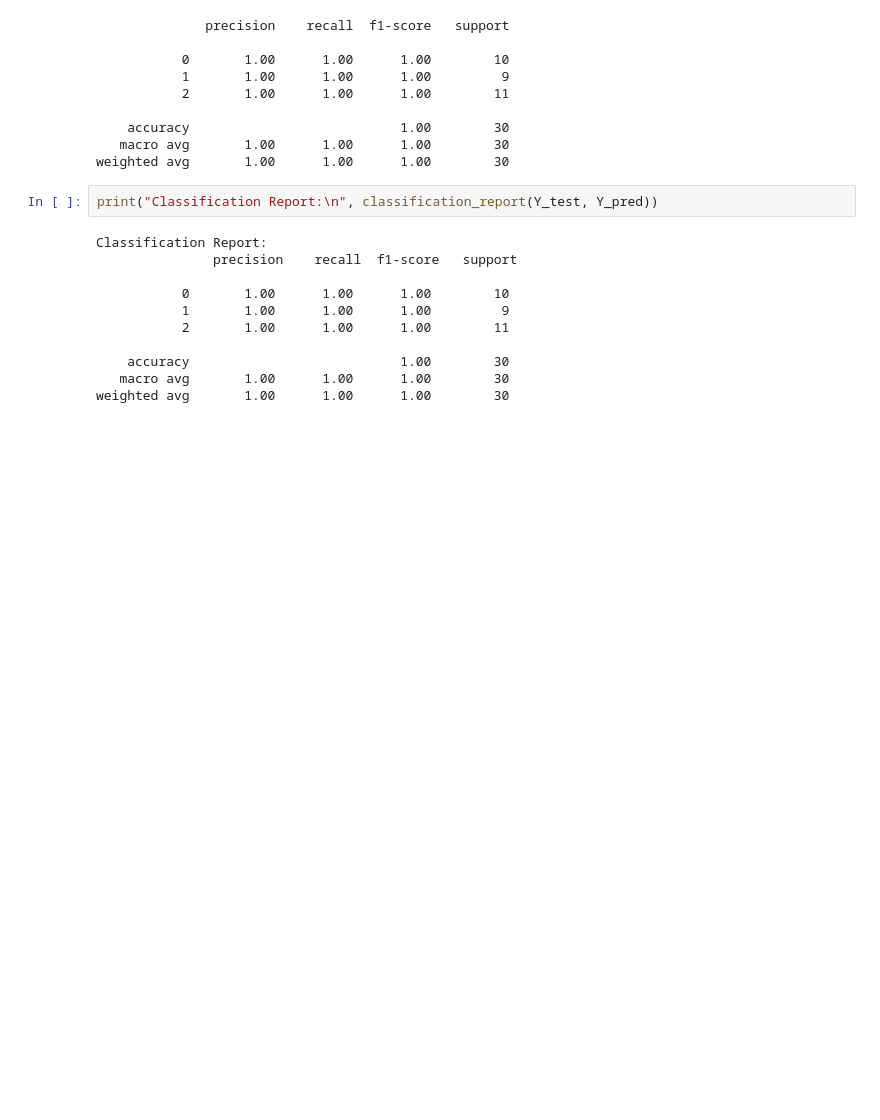
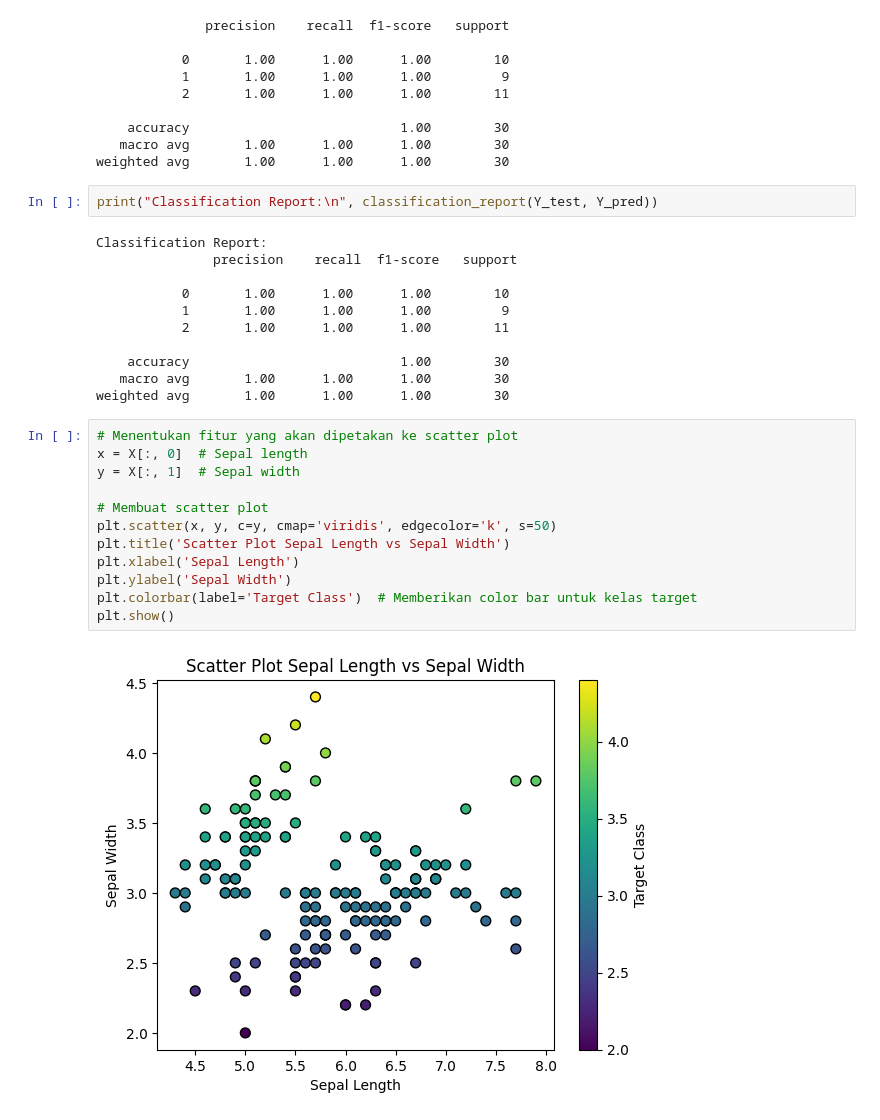
Before and after one commit to Harrismulya/dibimbing.id, a Jupyter notebook: notebooks/05.02-Introducing-Scikit-Learn.ipynb, the cells around one changed output. Cells and saved outputs as stored; diff of their text form; blank space fills up the shorter version.

```diff
--- a/notebooks/05.02-Introducing-Scikit-Learn.ipynb
+++ b/notebooks/05.02-Introducing-Scikit-Learn.ipynb
@@ -154,3 +154,17 @@ Classification Report:
     accuracy                           1.00        30
    macro avg       1.00      1.00      1.00        30
 weighted avg       1.00      1.00      1.00        30
+# %%
+# Menentukan fitur yang akan dipetakan ke scatter plot
+x = X[:, 0]  # Sepal length
+y = X[:, 1]  # Sepal width
+
+# Membuat scatter plot
+plt.scatter(x, y, c=y, cmap='viridis', edgecolor='k', s=50)
+plt.title('Scatter Plot Sepal Length vs Sepal Width')
+plt.xlabel('Sepal Length')
+plt.ylabel('Sepal Width')
+plt.colorbar(label='Target Class')  # Memberikan color bar untuk kelas target
+plt.show()
+# %% [output]
+[figure, added]
```
